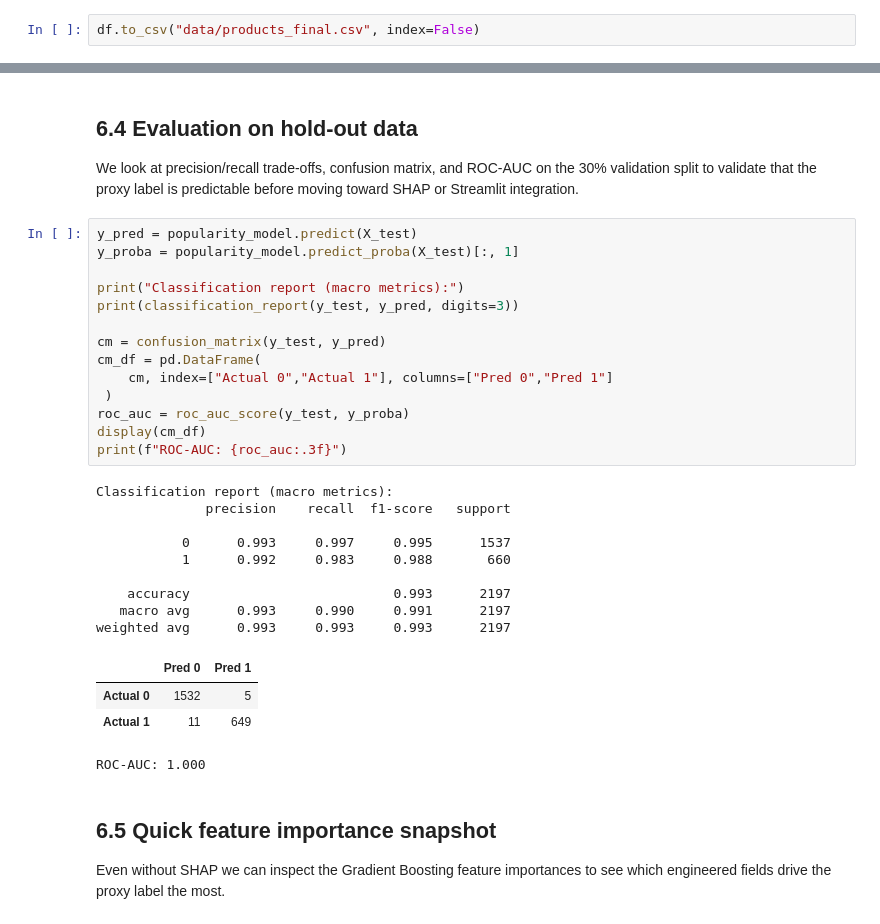
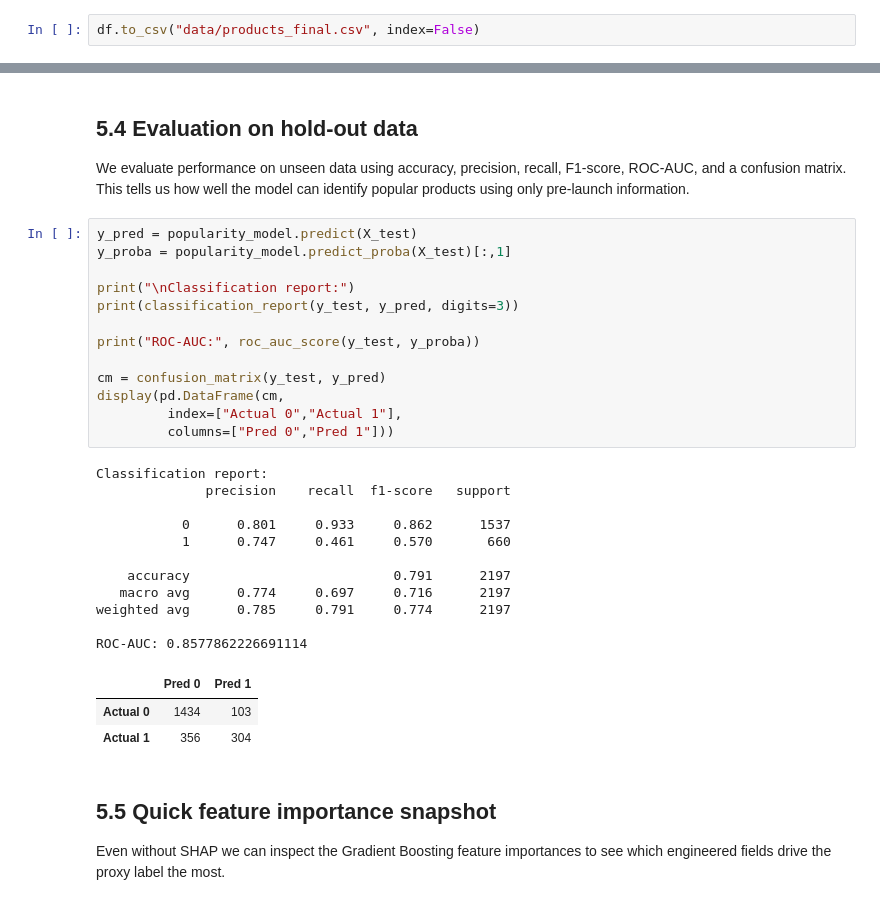
Before and after one commit to juliaaaloopez/visual_analytics_final_project, a Jupyter notebook: Final_project.ipynb, the cells around one changed output, grey strips where cells are left out. Saved outputs shown, nothing was run; the diff lists cells and outputs as text.

Commit message:
Model change + SHAP

```diff
--- a/Final_project.ipynb
+++ b/Final_project.ipynb
@@ -1390,36 +1140,37 @@ Test accuracy: 0.993
-# %% [markdown]
-## 6.4 Evaluation on hold-out data
-We look at precision/recall trade-offs, confusion matrix, and ROC-AUC on the 30% validation split to validate that the proxy label is predictable before moving toward SHAP or Streamlit integration.
+# %% [markdown]
+## 5.4 Evaluation on hold-out data
+We evaluate performance on unseen data using accuracy, precision, recall, F1-score, ROC-AUC, and a confusion matrix.
+This tells us how well the model can identify popular products using only pre-launch information.
 # %%
 y_pred = popularity_model.predict(X_test)
-y_proba = popularity_model.predict_proba(X_test)[:, 1]
+y_proba = popularity_model.predict_proba(X_test)[:,1]
 
-print("Classification report (macro metrics):")
+print("\nClassification report:")
 print(classification_report(y_test, y_pred, digits=3))
 
+print("ROC-AUC:", roc_auc_score(y_test, y_proba))
+
 cm = confusion_matrix(y_test, y_pred)
-cm_df = pd.DataFrame(
-    cm, index=["Actual 0","Actual 1"], columns=["Pred 0","Pred 1"]
- )
-roc_auc = roc_auc_score(y_test, y_proba)
-display(cm_df)
-print(f"ROC-AUC: {roc_auc:.3f}")
+display(pd.DataFrame(cm,
+         index=["Actual 0","Actual 1"],
+         columns=["Pred 0","Pred 1"]))
 # %% [output]
-Classification report (macro metrics):
+Classification report:
               precision    recall  f1-score   support
 
-           0      0.993     0.997     0.995      1537
-           1      0.992     0.983     0.988       660
+           0      0.801     0.933     0.862      1537
+           1      0.747     0.461     0.570       660
 
-    accuracy                          0.993      2197
-   macro avg      0.993     0.990     0.991      2197
-weighted avg      0.993     0.993     0.993      2197
+    accuracy                          0.791      2197
+   macro avg      0.774     0.697     0.716      2197
+weighted avg      0.785     0.791     0.774      2197
+
+ROC-AUC: 0.8577862226691114
 |  | Pred 0 | Pred 1 |
-| Actual 0 | 1532 | 5 |
-| Actual 1 | 11 | 649 |
+| Actual 0 | 1434 | 103 |
+| Actual 1 | 356 | 304 |
-ROC-AUC: 1.000
 # %% [markdown]
-## 6.5 Quick feature importance snapshot
+## 5.5 Quick feature importance snapshot
 Even without SHAP we can inspect the Gradient Boosting feature importances to see which engineered fields drive the proxy label the most.
 # %%
 preprocessor_step = popularity_model.named_steps["preprocess"]
```
Also changed, not shown: parts of 76 cells of this notebook.
